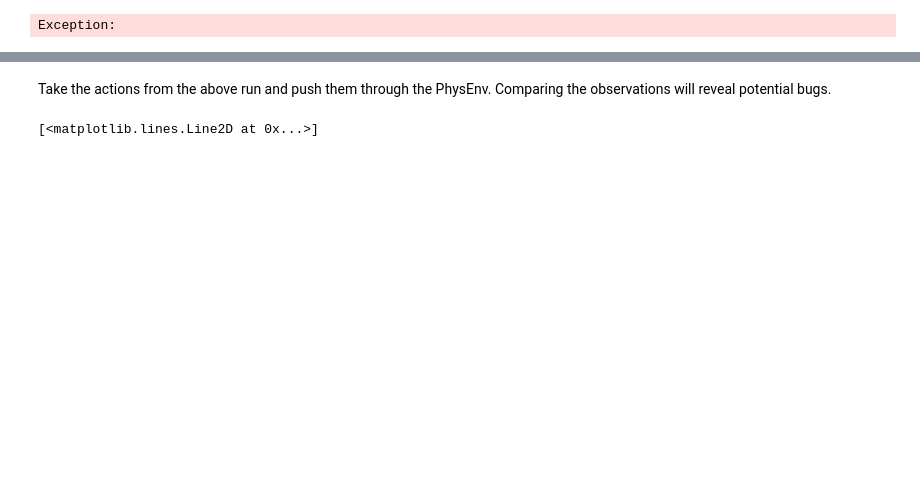
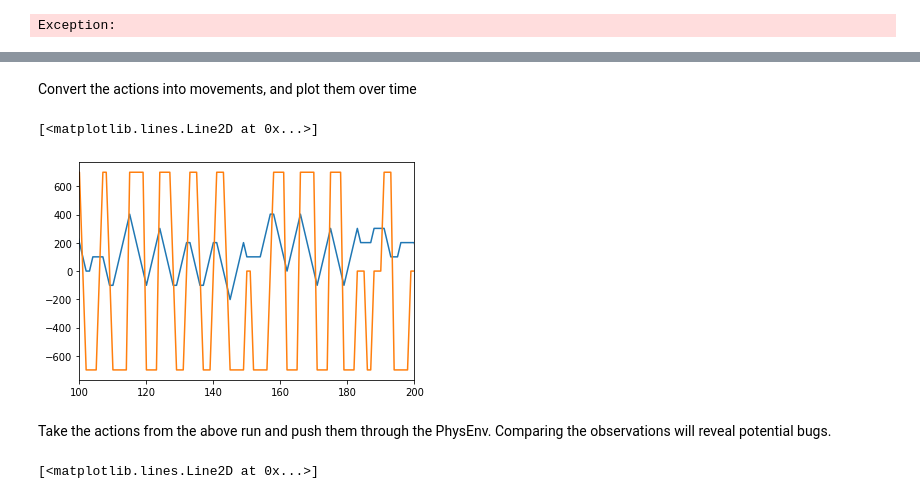
Before and after one commit to matthewearl/q1physrl, a Jupyter notebook: notebooks/RL client.ipynb, the cells around one changed output, grey strips where cells are left out. Drawn from its saved outputs; the diff is of its cells as text; code cells hidden in the pictures; blank space fills up the shorter version.

```diff
--- a/notebooks/RL client.ipynb
+++ b/notebooks/RL client.ipynb
@@ -88,3 +91,17 @@ task: <Task pending coro=<AsyncClient._read_messages() running at /home/matt/pyq
+# %% [markdown]
+Convert the actions into movements, and plot them over time
+# %%
+action_to_move = q1physrl.env._ActionToMove(1)
+action_to_move.vector_reset()
+yaw, smove, fmove = np.array([action_to_move.map(a[None], np.float32(0.014 * i)[None])
+                                for i, a in enumerate(action)])[:, :, 0].T
+# %%
+plt.xlim(100, 200)
+plt.plot(20 * (yaw - 90))
+plt.plot(smove)
+# %% [output]
+[<matplotlib.lines.Line2D at 0x...>]
+[figure, added]
 # %% [markdown]
 Take the actions from the above run and push them through the PhysEnv.
 Comparing the observations will reveal potential bugs.
```
Also changed, not shown: parts of 14 cells of this notebook, 2 other files.
